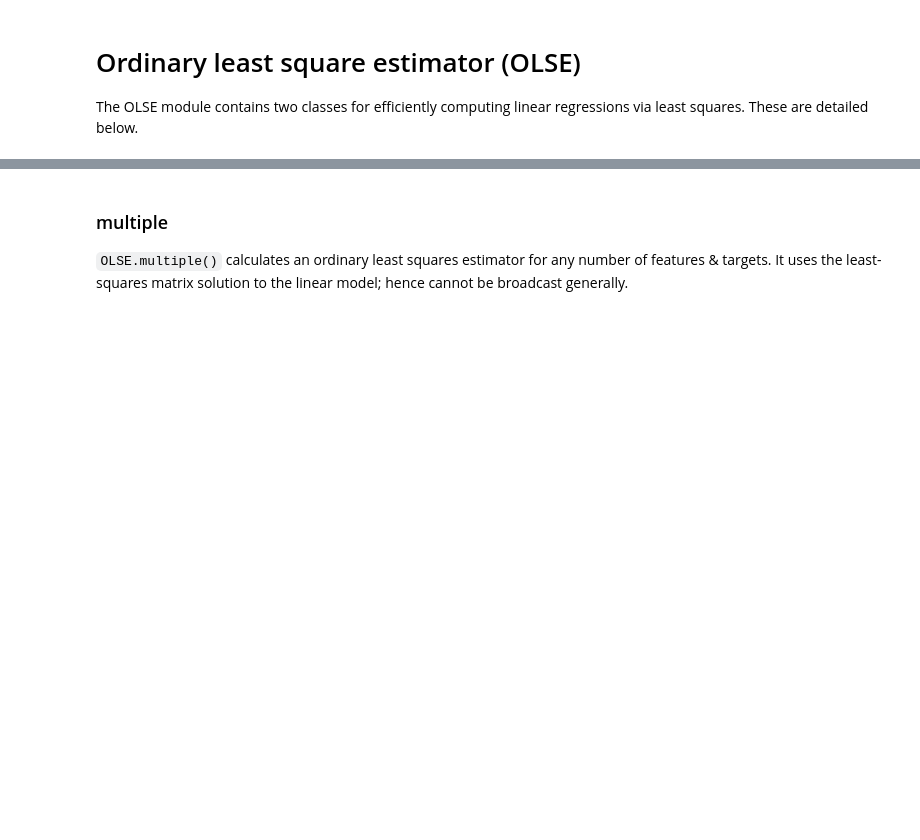
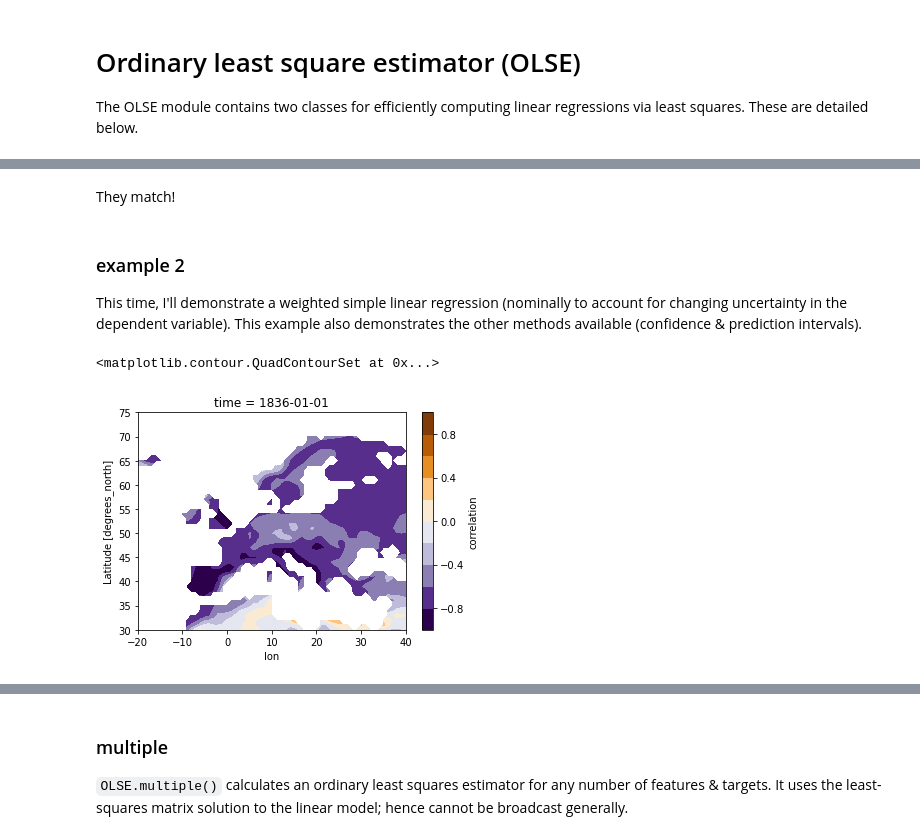
Before and after one commit to njleach/mystatsfunctions, a Jupyter notebook: example-nb.ipynb, the cells around one changed output, grey strips where cells are left out. Cells and saved outputs as stored; diff of their text form; code cells hidden in the pictures; blank space fills up the shorter version.

```diff
--- a/example-nb.ipynb
+++ b/example-nb.ipynb
@@ -14,0 +88,5 @@ The OLSE module contains two classes for efficiently computing linear regression
+# %% [markdown]
+They match!
+# %% [markdown]
+### example 2
+This time, I'll demonstrate a weighted simple linear regression (nominally to account for changing uncertainty in the dependent variable). This example also demonstrates the other methods available (confidence & prediction intervals).
@@ -14,0 +97,23 @@ The OLSE module contains two classes for efficiently computing linear regression
+# %%
+# slice the data to the same form as the prcp array
+prcp_spread_slice=prcp_spread.sel(time=slice('1899-12-01','1999-11-01'),lat=slice(30,75),lon=slice(-20,40)).resample(time='QS-DEC').mean()
+prcp_spread_slice=prcp_spread_slice.sel(time=prcp_spread_slice['time.month']==12)
+# %%
+# we'll use the estimated variance as our weights
+weights=prcp_spread_slice.apcp.values**2
+# %%
+# create the simple regression object
+slr = OLSE.simple(Y, W=weights, mask=mask)
+# and fit to the predictors
+slr.fit(X)
+# %%
+# easiest to create new xarray datasets for plotting
+cor = xr.zeros_like(lsm_slice.land).rename('correlation').squeeze()+slr.cor()
+slope = xr.zeros_like(lsm_slice.land).rename('regression').squeeze()+slr.b1
+intercept = xr.zeros_like(lsm_slice.land).rename('intercept').squeeze()+slr.b0
+# %%
+# correlation map
+cor.plot.contourf(levels=np.linspace(-1,1,11),cmap='PuOr_r')
+# %% [output]
+<matplotlib.contour.QuadContourSet at 0x...>
+[figure, added]
```
Also changed, not shown: parts of 28 cells of this notebook, 3 other files.
